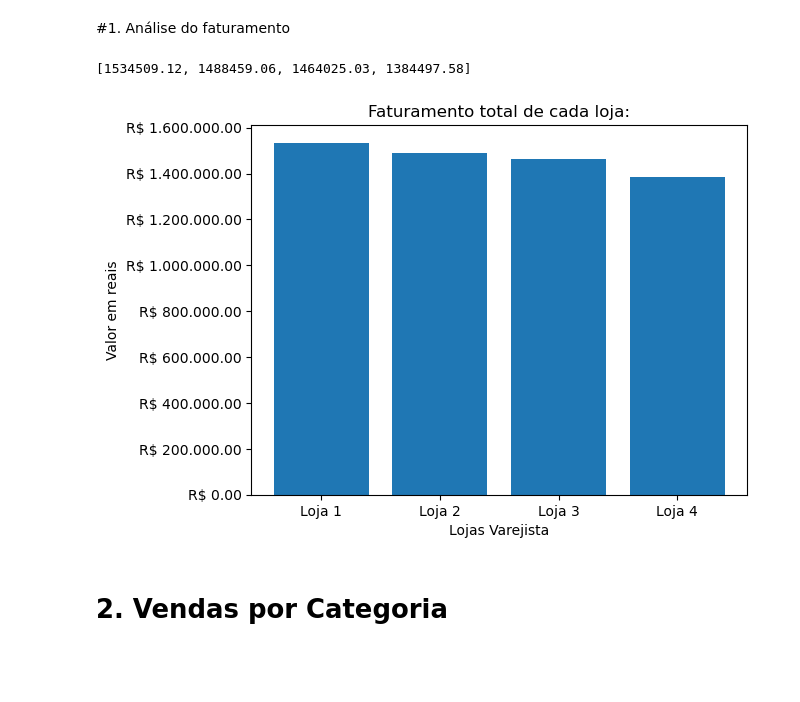
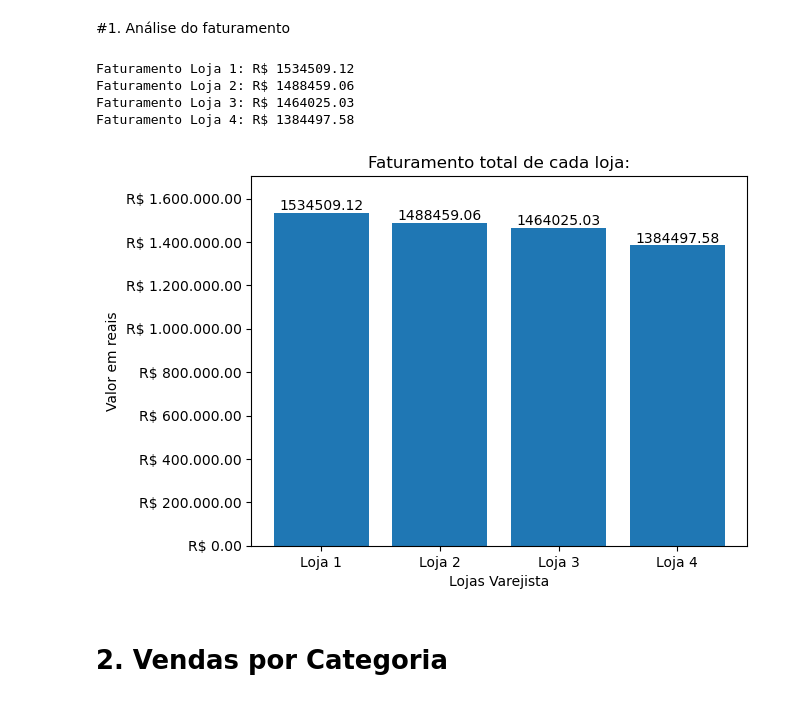
Before and after one commit to Megalonnix/ChallengeAluraStore, a Jupyter notebook: AluraStoreBr.ipynb, the cells around one changed output. Drawn from its saved outputs; the diff is of its cells as text; code cells hidden in the pictures; blank space fills up the shorter version.

```diff
--- a/AluraStoreBr.ipynb
+++ b/AluraStoreBr.ipynb
@@ -42,11 +43,19 @@ def pushFaturamento(n_loja = None):
   return faturamentos_
-# %%
-pushFaturamento()
-pushFaturamento(2)
-pushFaturamento(3)
-pushFaturamento(4)
-# %% [output]
-[1534509.12, 1488459.06, 1464025.03, 1384497.58]
+# %%
+pushFaturamento()
+pushFaturamento(2)
+pushFaturamento(3)
+pushFaturamento(4)
+
+print(f'Faturamento Loja 1: R$ {faturamentos_[0]}')
+print(f'Faturamento Loja 2: R$ {faturamentos_[1]}')
+print(f'Faturamento Loja 3: R$ {faturamentos_[2]}')
+print(f'Faturamento Loja 4: R$ {faturamentos_[3]}')
+# %% [output]
+Faturamento Loja 1: R$ 1534509.12
+Faturamento Loja 2: R$ 1488459.06
+Faturamento Loja 3: R$ 1464025.03
+Faturamento Loja 4: R$ 1384497.58
 # %%
 import matplotlib.pyplot as plt
 import matplotlib.ticker as ticker
@@ -57,34 +66,45 @@ valores = faturamentos_
 
 # Criando o gráfico de barras
 plt.bar(categorias, valores)
 
 # Adicionando título e rótulos
 plt.title('Faturamento total de cada loja:')
 plt.xlabel('Lojas Varejista')
 plt.ylabel('Valor em reais')
 
 # Formatação com ponto como separador
 formatoEixoY = ticker\
   .FuncFormatter(
       lambda
       vlEixoY,
       argNaoUtilizado: f'R$ {vlEixoY:,.2f}'.replace(',', '.'))
 
 # ---------------------
 # NOTA DE APRENDIZADO:
 # ---------------------
 # plt.gca()                          => Get Current Axes (Pegou os eixos que eu fiz).
 # .yaxis                             => Acessa o eixo Y.
 # .set_major_formatter(formatoEixoY) => Define o formato que eu gerei nas linhas ACIMA.
 
 plt.gca()\
    .yaxis\
    .set_major_formatter(formatoEixoY)
 
+# Valores em cima das barras do gráfico:
+for i, vlr in enumerate(valores):
+  plt.text(
+      i,
+      vlr,
+      f'{round(vlr,2)}',
+      ha='center',
+      va='bottom',
+      fontsize=10)
+
 # Exibindo o gráfico
+plt.ylim(0, max(valores) * 1.11) # Ajuste no teto do gráfico
 plt.show()
 # %% [output]
-[figure, old version]
+[figure, new version]
 # %% [markdown]
 # 2. Vendas por Categoria
 # %%
```
Also changed, not shown: parts of 12 cells of this notebook.
